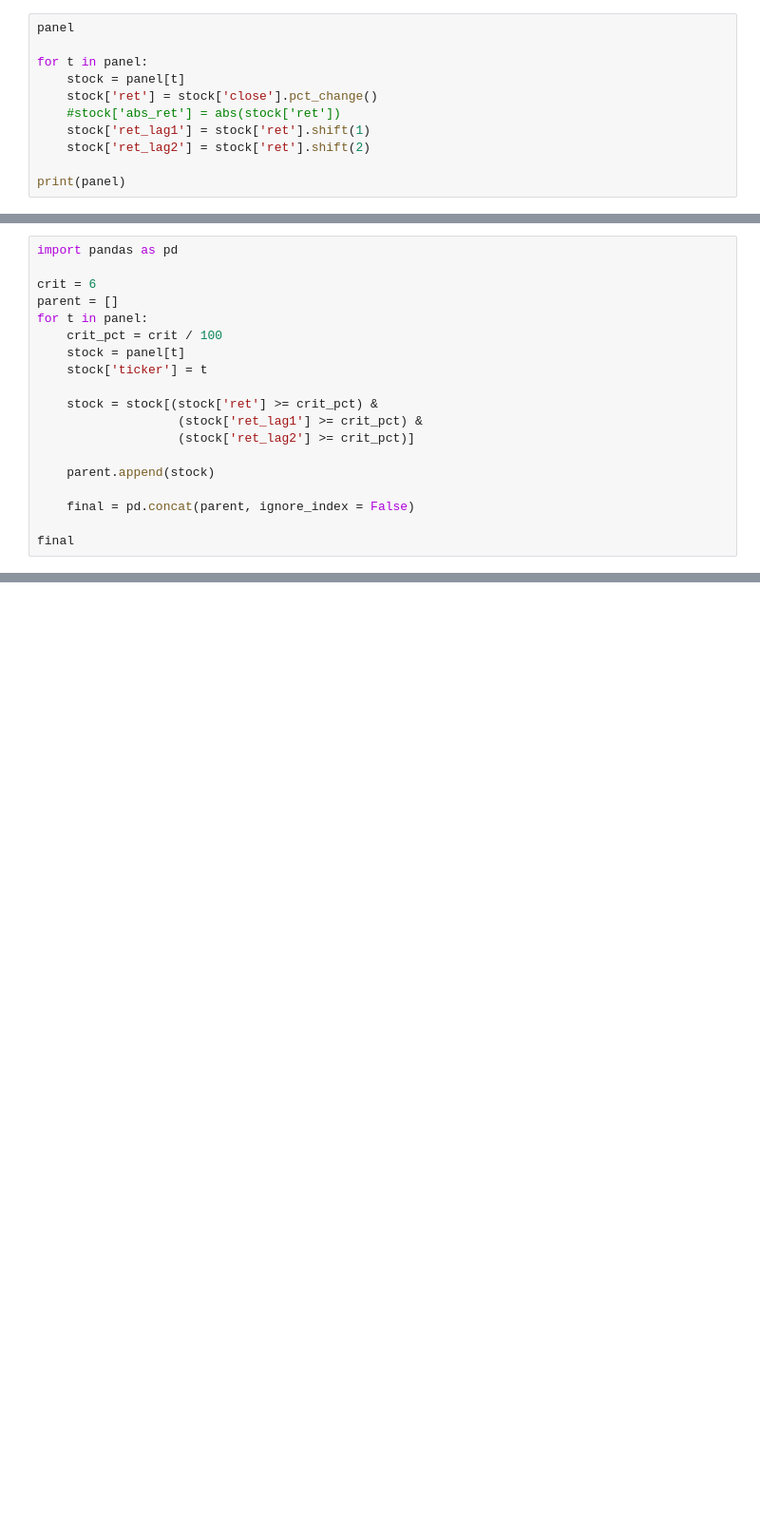
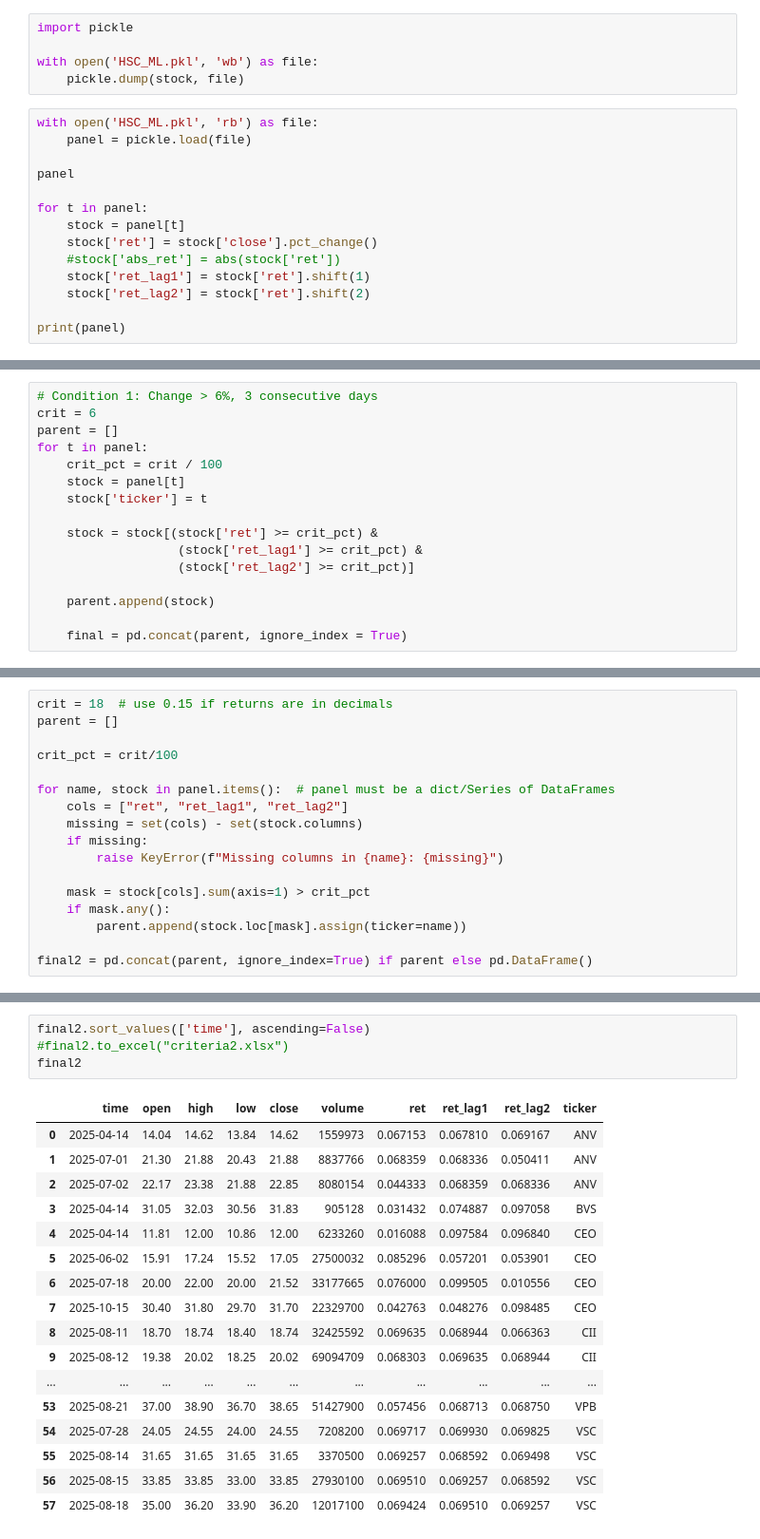
Before and after one commit to notaviaa/finance_project, a Jupyter notebook: notebooks/test2.ipynb, the cells around one changed output, grey strips where cells are left out. Shown at 95% size. Drawn from its saved outputs; the diff is of its cells as text; blank space fills up the shorter version.

```diff
--- a/notebooks/test2.ipynb
+++ b/notebooks/test2.ipynb
@@ -40,4 +30,12 @@ Done!
+# %%
+import pickle
+
+with open('HSC_ML.pkl', 'wb') as file:
+    pickle.dump(stock, file)
 # %%
+with open('HSC_ML.pkl', 'rb') as file:
+    panel = pickle.load(file)
+
 panel
 
 for t in panel:
@@ -69,6 +67,5 @@ print(panel)
 # %%
-import pandas as pd
-
+# Condition 1: Change > 6%, 3 consecutive days
 crit = 6
 parent = []
 for t in panel:
@@ -82,6 +79,4 @@ for t in panel:
 
     parent.append(stock)
 
-    final = pd.concat(parent, ignore_index = False)
-
-final
+    final = pd.concat(parent, ignore_index = True)
@@ -94,0 +83,17 @@ final
+# %%
+crit = 18  # use 0.15 if returns are in decimals
+parent = []
+
+crit_pct = crit/100
+
+for name, stock in panel.items():  # panel must be a dict/Series of DataFrames
+    cols = ["ret", "ret_lag1", "ret_lag2"]
+    missing = set(cols) - set(stock.columns)
+    if missing:
+        raise KeyError(f"Missing columns in {name}: {missing}")
+
+    mask = stock[cols].sum(axis=1) > crit_pct
+    if mask.any():
+        parent.append(stock.loc[mask].assign(ticker=name))
+
+final2 = pd.concat(parent, ignore_index=True) if parent else pd.DataFrame()
@@ -94,0 +104,22 @@ final
+# %%
+final2.sort_values(['time'], ascending=False)
+#final2.to_excel("criteria2.xlsx")
+final2
+# %% [output]
+|  | time | open | high | low | close | volume | ret | ret_lag1 | ret_lag2 | ticker |
+| 0 | 2025-04-14 | 14.04 | 14.62 | 13.84 | 14.62 | 1559973 | 0.067153 | 0.067810 | 0.069167 | ANV |
+| 1 | 2025-07-01 | 21.30 | 21.88 | 20.43 | 21.88 | 8837766 | 0.068359 | 0.068336 | 0.050411 | ANV |
+| 2 | 2025-07-02 | 22.17 | 23.38 | 21.88 | 22.85 | 8080154 | 0.044333 | 0.068359 | 0.068336 | ANV |
+| 3 | 2025-04-14 | 31.05 | 32.03 | 30.56 | 31.83 | 905128 | 0.031432 | 0.074887 | 0.097058 | BVS |
+| 4 | 2025-04-14 | 11.81 | 12.00 | 10.86 | 12.00 | 6233260 | 0.016088 | 0.097584 | 0.096840 | CEO |
+| 5 | 2025-06-02 | 15.91 | 17.24 | 15.52 | 17.05 | 27500032 | 0.085296 | 0.057201 | 0.053901 | CEO |
+| 6 | 2025-07-18 | 20.00 | 22.00 | 20.00 | 21.52 | 33177665 | 0.076000 | 0.099505 | 0.010556 | CEO |
+| 7 | 2025-10-15 | 30.40 | 31.80 | 29.70 | 31.70 | 22329700 | 0.042763 | 0.048276 | 0.098485 | CEO |
+| 8 | 2025-08-11 | 18.70 | 18.74 | 18.40 | 18.74 | 32425592 | 0.069635 | 0.068944 | 0.066363 | CII |
+| 9 | 2025-08-12 | 19.38 | 20.02 | 18.25 | 20.02 | 69094709 | 0.068303 | 0.069635 | 0.068944 | CII |
+| ... | ... | ... | ... | ... | ... | ... | ... | ... | ... | ... |
+| 53 | 2025-08-21 | 37.00 | 38.90 | 36.70 | 38.65 | 51427900 | 0.057456 | 0.068713 | 0.068750 | VPB |
+| 54 | 2025-07-28 | 24.05 | 24.55 | 24.00 | 24.55 | 7208200 | 0.069717 | 0.069930 | 0.069825 | VSC |
+| 55 | 2025-08-14 | 31.65 | 31.65 | 31.65 | 31.65 | 3370500 | 0.069257 | 0.068592 | 0.069498 | VSC |
+| 56 | 2025-08-15 | 33.85 | 33.85 | 33.00 | 33.85 | 27930100 | 0.069510 | 0.069257 | 0.068592 | VSC |
+| 57 | 2025-08-18 | 35.00 | 36.20 | 33.90 | 36.20 | 12017100 | 0.069424 | 0.069510 | 0.069257 | VSC |
```
Also changed, not shown: parts of 9 cells of this notebook, 3 other files.
